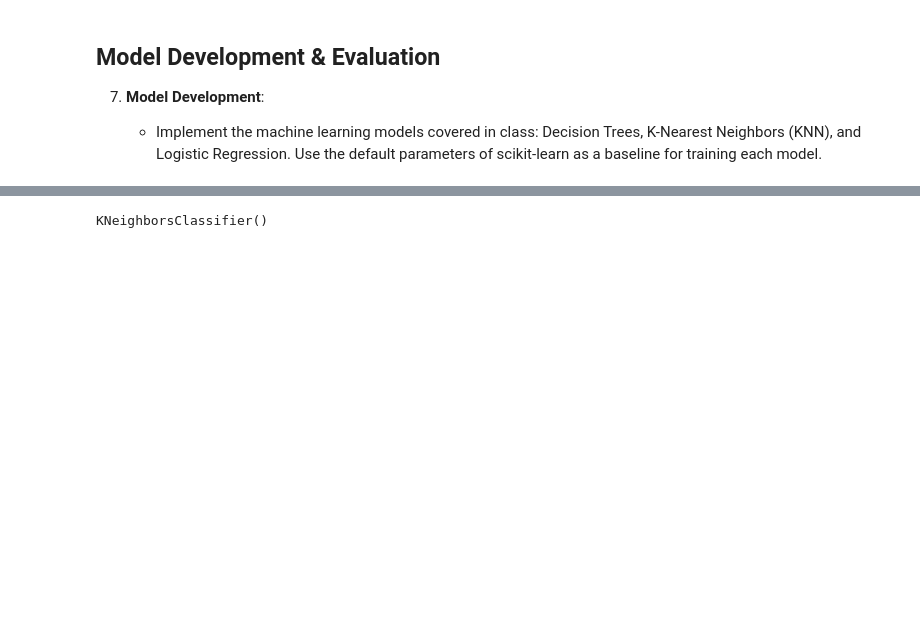
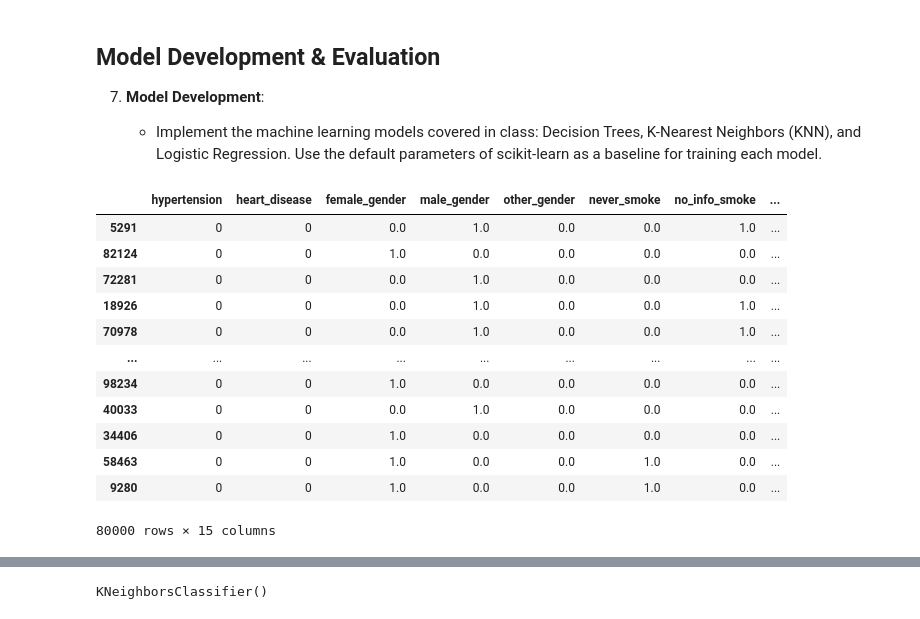
Before and after one commit to JoeZhang1000/CSI4106-Assignment-2, a Jupyter notebook: Joe_Zhang_Christian_Paravalos_CSI4106_Assignment_2_300245795_300231900.ipynb, the cells around one changed output, grey strips where cells are left out. Cells and saved outputs as stored; diff of their text form; code cells hidden in the pictures; blank space fills up the shorter version.

```diff
--- a/Joe_Zhang_Christian_Paravalos_CSI4106_Assignment_2_300245795_300231900.ipynb
+++ b/Joe_Zhang_Christian_Paravalos_CSI4106_Assignment_2_300245795_300231900.ipynb
@@ -316,10 +343,26 @@ X_test['blood_glucose_level_standardized'] = scaled_test[:, 2]
 
     - Implement the machine learning models covered in class: Decision Trees, K-Nearest Neighbors (KNN), and Logistic Regression. Use the default parameters of scikit-learn as a baseline for training each model.
 # %%
-# Drop the unencoded features
+# Drop the original, unencoded features
 X_train = X_train.drop(columns = ['gender', 'smoking_history'])
 X_test = X_test.drop(columns = ['gender', 'smoking_history'])
 
 # Drop the original, untransformed features
 X_train = X_train.drop(columns = ['age', 'bmi', 'HbA1c_level', 'blood_glucose_level'])
 X_test = X_test.drop(columns = ['age', 'bmi', 'HbA1c_level', 'blood_glucose_level'])
+
+X_train
+# %% [output]
+|  | hypertension | heart_disease | female_gender | male_gender | other_gender | never_smoke | no_info_smoke | ... |
+| 5291 | 0 | 0 | 0.0 | 1.0 | 0.0 | 0.0 | 1.0 | ... |
+| 82124 | 0 | 0 | 1.0 | 0.0 | 0.0 | 0.0 | 0.0 | ... |
+| 72281 | 0 | 0 | 0.0 | 1.0 | 0.0 | 0.0 | 0.0 | ... |
+| 18926 | 0 | 0 | 0.0 | 1.0 | 0.0 | 0.0 | 1.0 | ... |
+| 70978 | 0 | 0 | 0.0 | 1.0 | 0.0 | 0.0 | 1.0 | ... |
+| ... | ... | ... | ... | ... | ... | ... | ... | ... |
+| 98234 | 0 | 0 | 1.0 | 0.0 | 0.0 | 0.0 | 0.0 | ... |
+| 40033 | 0 | 0 | 0.0 | 1.0 | 0.0 | 0.0 | 0.0 | ... |
+| 34406 | 0 | 0 | 1.0 | 0.0 | 0.0 | 0.0 | 0.0 | ... |
+| 58463 | 0 | 0 | 1.0 | 0.0 | 0.0 | 1.0 | 0.0 | ... |
+| 9280 | 0 | 0 | 1.0 | 0.0 | 0.0 | 1.0 | 0.0 | ... |
+80000 rows × 15 columns
```
Also changed, not shown: parts of 17 cells of this notebook.
